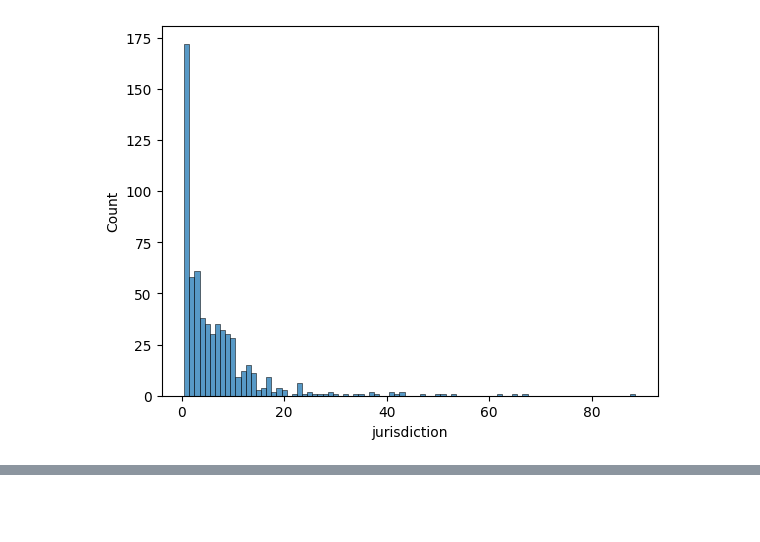
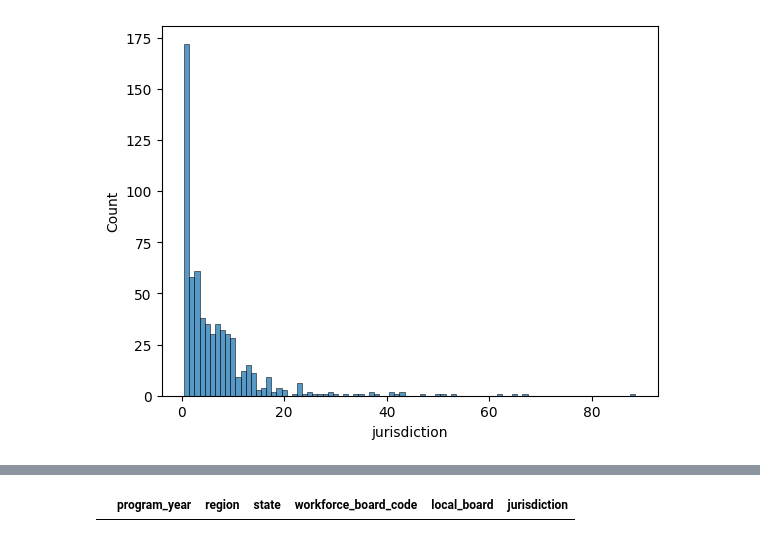
Before and after one commit to jcanedy/retrainability-index, a Jupyter notebook: scripts/create_workforce_boards.ipynb, the cells around one changed output, grey strips where cells are left out. Cells and saved outputs as stored; diff of their text form; code cells hidden in the pictures; blank space fills up the shorter version.

```diff
--- a/scripts/create_workforce_boards.ipynb
+++ b/scripts/create_workforce_boards.ipynb
@@ -6,6 +7,8 @@ import numpy as np
 from datacommons_client.client import DataCommonsClient
 # %%
 client = DataCommonsClient(dc_instance="datacommons.one.org")
+# %%
+pd.set_option('display.max_rows', 10)
 # %% [markdown]
 Notes:
 
@@ -316,2 +414,6 @@ df_county[df_county["variable"] == "Median_Income_Person"]
+# %%
+df_workforce_boards[df_workforce_boards["workforce_board_code"] == "40080"]
+# %% [output]
+|  | program_year | region | state | workforce_board_code | local_board | jurisdiction |
 # %%
 df.to_csv("data/processed/workforce_boards.csv")
```
Also changed, not shown: parts of 52 cells of this notebook, 2 other files.
